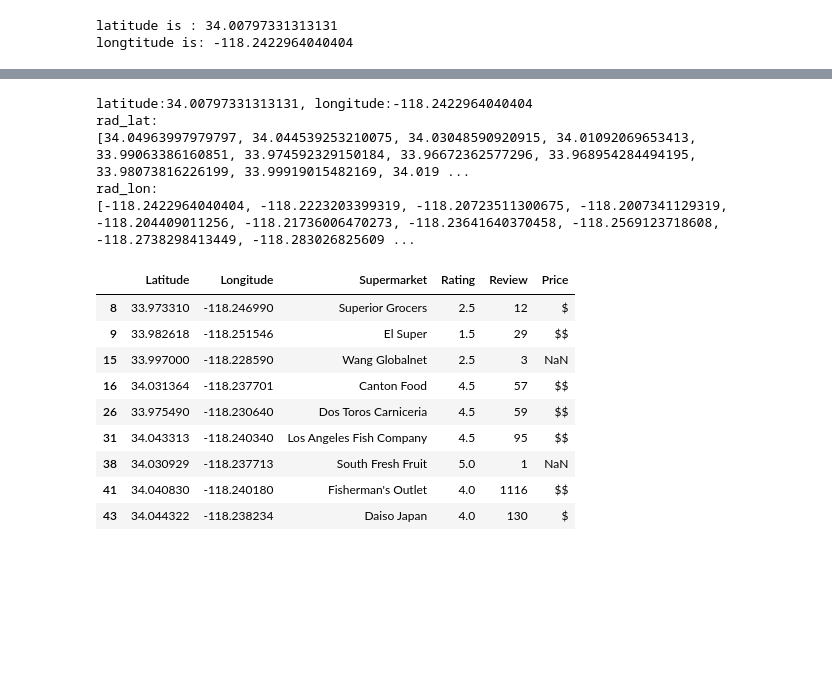
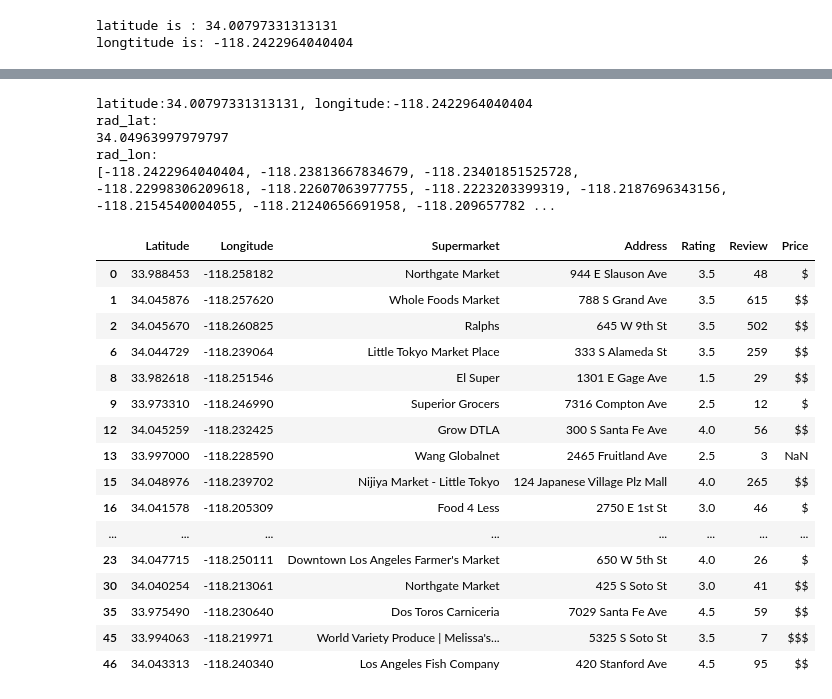
Before and after one commit to AymanSulaiman/ProjectOneOx, a Jupyter notebook: Oficious Ox Data cleaning - supermarkets.ipynb, the cells around one changed output, grey strips where cells are left out. Drawn from its saved outputs; the diff is of its cells as text; code cells hidden in the pictures; blank space fills up the shorter version.

```diff
--- a/Oficious Ox Data cleaning - supermarkets.ipynb
+++ b/Oficious Ox Data cleaning - supermarkets.ipynb
@@ -67,8 +67,8 @@ x =[]
 
 for i in range(50):
     try:
-        x.append(response['businesses'][i]['price'])
+        x.append(response['businesses'][i]['location']['address1'])
     except:
         x.append(np.NaN)
-print(len(x))
+print(x)
 # %% [output]
@@ -82,6 +82,7 @@ price = []
 # category = [] Not needed
 # transactions = [] Not Needed
 rating = []
+address = []
 review_count = []
 
 
@@ -92,9 +93,9 @@ for i in range(50):
         lat.append(response["businesses"][i]["coordinates"]["latitude"])
         lon.append(response["businesses"][i]["coordinates"]["longitude"])
 
-
 #         category.append(response['businesses'][i]['categories']['title']) Not needed
 #         transactions.append(response['businesses'][i]['transactions']) Not needed
+        address.append(response['businesses'][i]['location']['address1'])
         rating.append(response['businesses'][i]['rating'])
         review_count.append(response['businesses'][i]['review_count'])
         price.append(response['businesses'][i]['price'])
@@ -112,7 +113,8 @@ print(f"length of price :{len(price)}")
 # print(f"length of category :{len(category)}")
 # print(f"length of transactions :{len(transactions)}")
 print(f"length of rating  :{len(rating)}")
-print(f"length of review :{len(review_count)}")
+print(f"length of addresses :{len(address)}")
+print(f"length of review_count :{len(review_count)}")
 # %% [output]
 length of restaurants name :50
 length of lat :50
@@ -122,0 +126,14 @@ length of review :50
+# %%
+# x = [i for i in price]
+x =[]
+for i in price:
+    try:
+        x.append(len(i))
+    except:
+        x.append(np.nan)
+print(x)
+print(price)
+y = pd.DataFrame({'Price':price,
+                  'Price_Length':x
+                 })
+y.Price.value_counts()
@@ -124,9 +148,10 @@ length of review :50
 total_data = {"Latitude": lat,
              "Longitude": lon,
              "Supermarket": supermarket,
+             "Address": address,
              "Rating": rating,
              "Review": review_count,
              "Price": price}
 supermarket_df = pd.DataFrame(total_data)
-supermarket_df.head()
+supermarket_df
 # %% [output]
@@ -287,35 +305,42 @@ supermarkets_filtered[['Latitude','Longitude']]
 # %%
 foodbank =  '1734 E 41st St, Los Angeles, CA 90058'
-
+# need to put this in a def statment
 loc = geolocator.geocode(foodbank)
 miles = 5
-rad_lat = [loc.latitude+(((np.cos(x))*miles/2)/60) for x in np.arange(0,2*np.pi, 0.5)]
-rad_lon = [loc.longitude+(((np.sin(x))*miles/2)/60) for x in np.arange(0,2*np.pi, 0.5)]
+rad_lat = [loc.latitude+(((np.cos(x))*miles/2)/60) for x in np.arange(0,2*np.pi,0.1)]
+rad_lon = [loc.longitude+(((np.sin(x))*miles/2)/60) for x in np.arange(0,2*np.pi,0.1)]
 
-supermarkets_filtered_v1 = supermarket_df[(supermarket_df['Latitude']>=rad_lat[7])
-                                    & (supermarket_df['Latitude']<=rad_lat[1])
-                                    & (supermarket_df['Longitude']<=rad_lon[1])
-                                    & (supermarket_df['Longitude']>=rad_lon[7])]
+supermarkets_filtered_v1 = supermarket_df[(supermarket_df['Latitude']>=min(rad_lat))
+                                    & (supermarket_df['Latitude']<=max(rad_lat))
+                                    & (supermarket_df['Longitude']<=max(rad_lon))
+                                    & (supermarket_df['Longitude']>=min(rad_lon))]
 # supermarkets_filtered
 print(f"latitude:{loc.latitude}, longitude:{loc.longitude}")
-print(f"rad_lat:\n{rad_lat}")
+print(f"rad_lat:\n{max(rad_lat)}")
 print(f"rad_lon:\n{rad_lon}")
 
 supermarkets_filtered_v1
 # %% [output]
 latitude:34.00797331313131, longitude:-118.2422964040404
 rad_lat:
-[34.04963997979797, 34.044539253210075, 34.03048590920915, 34.01092069653413, 33.99063386160851, 33.974592329150184, 33.96672362577296, 33.968954284494195, 33.98073816226199, 33.99919015482169, 34.019 ...
+34.04963997979797
 rad_lon:
-[-118.2422964040404, -118.2223203399319, -118.20723511300675, -118.2007341129319, -118.204409011256, -118.21736006470273, -118.23641640370458, -118.2569123718608, -118.2738298413449, -118.283026825609 ...
+[-118.2422964040404, -118.23813667834679, -118.23401851525728, -118.22998306209618, -118.22607063977755, -118.2223203399319, -118.2187696343156, -118.2154540004055, -118.21240656691958, -118.209657782 ...
-|  | Latitude | Longitude | Supermarket | Rating | Review | Price |
-| 8 | 33.973310 | -118.246990 | Superior Grocers | 2.5 | 12 | $ |
-| 9 | 33.982618 | -118.251546 | El Super | 1.5 | 29 | $$ |
-| 15 | 33.997000 | -118.228590 | Wang Globalnet | 2.5 | 3 | NaN |
-| 16 | 34.031364 | -118.237701 | Canton Food | 4.5 | 57 | $$ |
-| 26 | 33.975490 | -118.230640 | Dos Toros Carniceria | 4.5 | 59 | $$ |
-| 31 | 34.043313 | -118.240340 | Los Angeles Fish Company | 4.5 | 95 | $$ |
-| 38 | 34.030929 | -118.237713 | South Fresh Fruit | 5.0 | 1 | NaN |
-| 41 | 34.040830 | -118.240180 | Fisherman's Outlet | 4.0 | 1116 | $$ |
-| 43 | 34.044322 | -118.238234 | Daiso Japan | 4.0 | 130 | $ |
+|  | Latitude | Longitude | Supermarket | Address | Rating | Review | Price |
+| 0 | 33.988453 | -118.258182 | Northgate Market | 944 E Slauson Ave | 3.5 | 48 | $ |
+| 1 | 34.045876 | -118.257620 | Whole Foods Market | 788 S Grand Ave | 3.5 | 615 | $$ |
+| 2 | 34.045670 | -118.260825 | Ralphs | 645 W 9th St | 3.5 | 502 | $$ |
+| 6 | 34.044729 | -118.239064 | Little Tokyo Market Place | 333 S Alameda St | 3.5 | 259 | $$ |
+| 8 | 33.982618 | -118.251546 | El Super | 1301 E Gage Ave | 1.5 | 29 | $$ |
+| 9 | 33.973310 | -118.246990 | Superior Grocers | 7316 Compton Ave | 2.5 | 12 | $ |
+| 12 | 34.045259 | -118.232425 | Grow DTLA | 300 S Santa Fe Ave | 4.0 | 56 | $$ |
+| 13 | 33.997000 | -118.228590 | Wang Globalnet | 2465 Fruitland Ave | 2.5 | 3 | NaN |
+| 15 | 34.048976 | -118.239702 | Nijiya Market - Little Tokyo | 124 Japanese Village Plz Mall | 4.0 | 265 | $$ |
+| 16 | 34.041578 | -118.205309 | Food 4 Less | 2750 E 1st St | 3.0 | 46 | $ |
+| ... | ... | ... | ... | ... | ... | ... | ... |
+| 23 | 34.047715 | -118.250111 | Downtown Los Angeles Farmer's Market | 650 W 5th St | 4.0 | 26 | $ |
+| 30 | 34.040254 | -118.213061 | Northgate Market | 425 S Soto St | 3.0 | 41 | $$ |
+| 35 | 33.975490 | -118.230640 | Dos Toros Carniceria | 7029 Santa Fe Ave | 4.5 | 59 | $$ |
+| 45 | 33.994063 | -118.219971 | World Variety Produce | Melissa's... | 5325 S Soto St | 3.5 | 7 | $$$ |
+| 46 | 34.043313 | -118.240340 | Los Angeles Fish Company | 420 Stanford Ave | 4.5 | 95 | $$ |
 # %%
```
Also changed, not shown: parts of 11 cells of this notebook, 2 other files.
